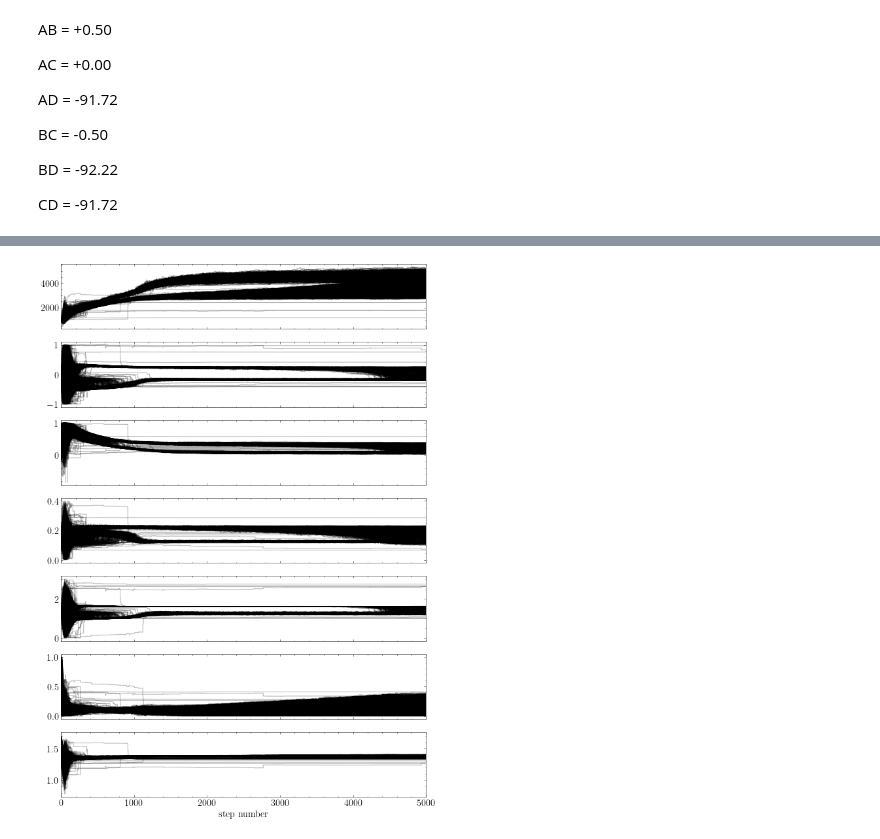
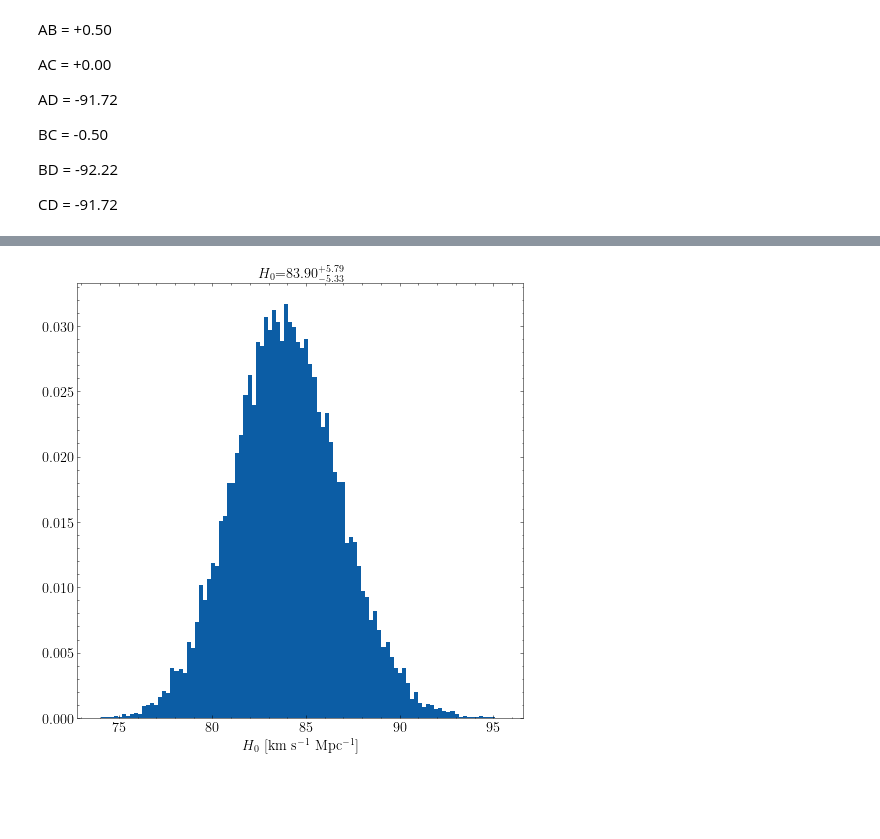
Before and after one commit to AlexandreAdam/rxj1131, a Jupyter notebook: notebooks/quad_optim.ipynb, the cells around one changed output, grey strips where cells are left out. Saved outputs shown, nothing was run; the diff lists cells and outputs as text; code cells hidden in the pictures; blank space fills up the shorter version.

```diff
--- a/notebooks/quad_optim.ipynb
+++ b/notebooks/quad_optim.ipynb
@@ -452 +563,24 @@ def log_prob(x):
+# %%
+from scipy.integrate import quad
+z_lens = 0.295
+z_source = 0.654
+omega_m = 0.3
+omega_L = 0.7
+def H(z):
+    return 1/np.sqrt(omega_m * (1 + z)**3 + omega_L)
+Dd = quad(H, 0, z_lens)[0]/(1 + z_lens)
+Ds = quad(H, 0, z_source)[0]/(1 + z_source)
+Dds = quad(H, z_lens, z_source)[0]/(1 + z_source)
+factor = (1 + z_lens) * Ds * Dd / Dds
+H0 = (c * factor / Ddt / u.Mpc).to(u.km / u.s / u.Mpc).value
+plt.figure(figsize=(8, 8))
+ql, med, qh = weighted_quantile(H0, [ 0.025, 0.5, 0.975], weights)
+error_plus = qh - med
+error_minus = med - ql
+plt.hist(H0, bins=100, weights=weights)
+plt.title(r"$H_0$=%.2f$^{+%.2f}_{-%.2f}$" % (med, error_plus, error_minus))
+plt.xlabel(r"$H_0$ [km s$^{-1}$ Mpc$^{-1}$]")
+plt.savefig("../latex/beamer_lens/figures/marginalized_posterior_H0.png")
+# %% [output]
+[figure, added]
 # %%
@@ -458,15 +592,14 @@ with Pool(8) as pool:
 # %%
-# chain mixing
-fig, axes = plt.subplots(7, figsize=(10, 15), sharex=True)
-samples = sampler.get_chain()
-for i in range(7):
-    ax = axes[i]
-    ax.plot(samples[:, :, i], "k", alpha=0.3)
-    ax.set_xlim(0, len(samples))
-#     ax.set_ylabel(labels[i])
-    ax.yaxis.set_label_coords(-0.1, 0.5)
+# # chain mixing
+# fig, axes = plt.subplots(6, figsize=(10, 15), sharex=True)
+# samples = sampler.get_chain()
+# for i in range(6):
+#     ax = axes[i]
+#     ax.plot(list(range(4000, 5000)), samples[4000:, ::50, i], "k", alpha=0.3)
+#     ax.set_xlim(4000, len(samples))
+# #     ax.set_ylabel(labels[i])
+#     ax.yaxis.set_label_coords(-0.1, 0.5)
 
-axes[-1].set_xlabel("step number");
+# axes[-1].set_xlabel("step number");
+# plt.savefig("../latex/beamer_lens/figures/mixing2.png")
-# %% [output]
-[figure, removed]
 # %%
```
Also changed, not shown: parts of 26 cells of this notebook, 27 other files.
